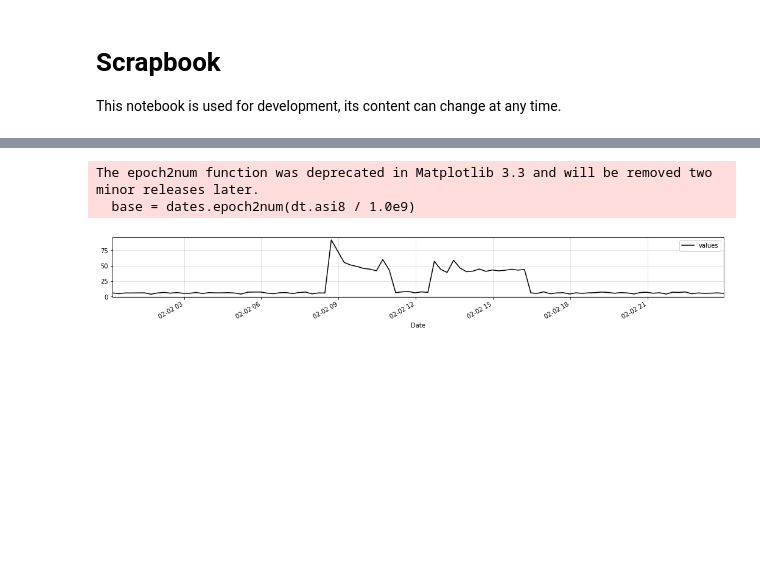
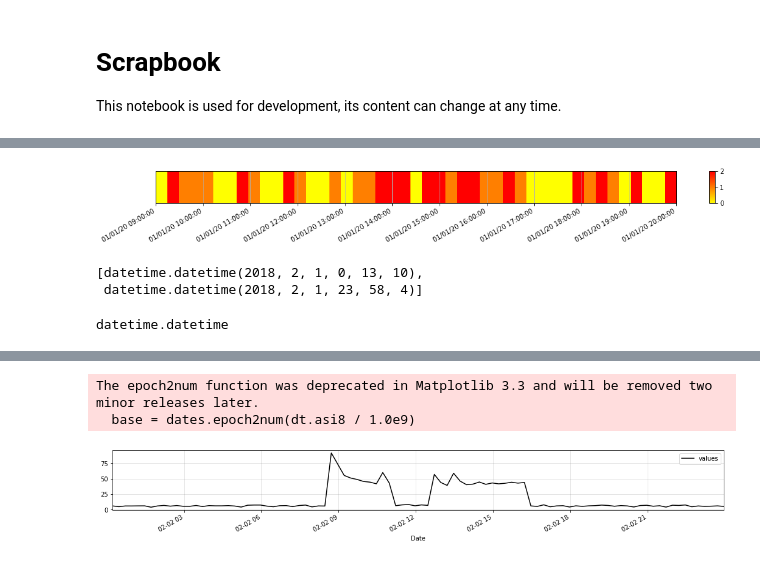
Before and after one commit to timeatlas-dev/timeatlas, a Jupyter notebook: notebooks/scrapbook.ipynb, the cells around one changed output, grey strips where cells are left out. Drawn from its saved outputs; the diff is of its cells as text; code cells hidden in the pictures; blank space fills up the shorter version.

```diff
--- a/notebooks/scrapbook.ipynb
+++ b/notebooks/scrapbook.ipynb
@@ -80,0 +24,39 @@ ts2
+# %%
+ts3 = ta.TimeSeries.create("01-01-2020 09:00", "01-01-2020 20:00", "15min")
+# %%
+ts3 = ts3.fill(np.random.randint(0, 3, len(ts3)))
+# %%
+import matplotlib.dates as mdates
+
+def status(ts):
+    fig, ax = plt.subplots(figsize=(18,1))
+
+    # Set x limits
+    x_lims = [ts.boundaries()[0].to_pydatetime(),ts.boundaries()[1].to_pydatetime()]
+    x_lims = mdates.date2num(x_lims)
+
+    # Set y limits (for the sake of having something...)
+    y_lims = [ts.min().values[0], ts.max().values[0]]
+
+    date_format = mdates.DateFormatter('%d/%m/%y %H:%M:%S')
+    ax.xaxis.set_major_formatter(date_format)
+
+    ax.set_yticks([]) # remove all yticks
+
+    m = ax.imshow([ts.series],
+              extent = [x_lims[0], x_lims[1],  y_lims[0], y_lims[1]],
+              aspect='auto',
+              cmap="autumn_r")
+
+    ax.xaxis_date()
+
+    fig.autofmt_xdate()
+    plt.grid(b=True, which='both')
+    plt.colorbar(m, aspect=5)
+
+
+    plt.show();
+
+status(ts3)
+# %% [output]
+[figure, added]
@@ -80,0 +65,5 @@ ts2
+# %%
+x_lims
+# %% [output]
+[datetime.datetime(2018, 2, 1, 0, 13, 10),
+ datetime.datetime(2018, 2, 1, 23, 58, 4)]
@@ -80,0 +76,4 @@ ts2
+# %%
+type(x_lims[0])
+# %% [output]
+datetime.datetime
```
Also changed, not shown: parts of 19 cells of this notebook, 3 other files.
